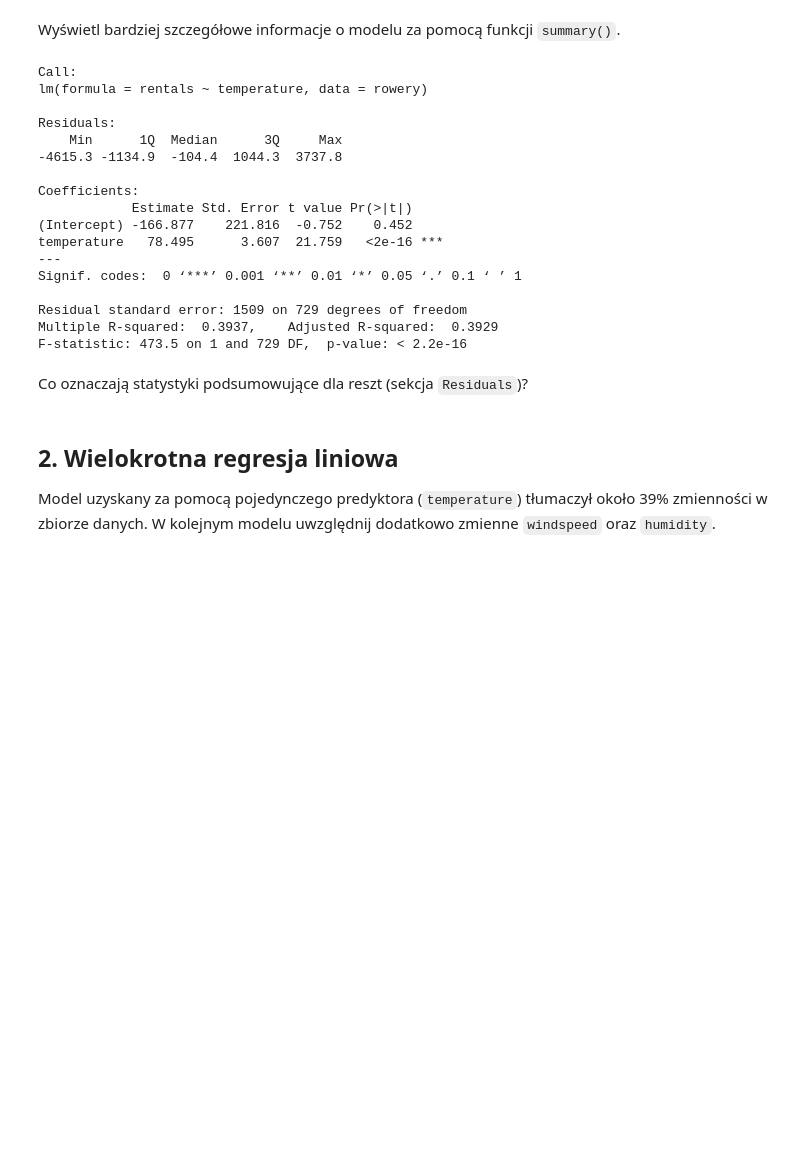
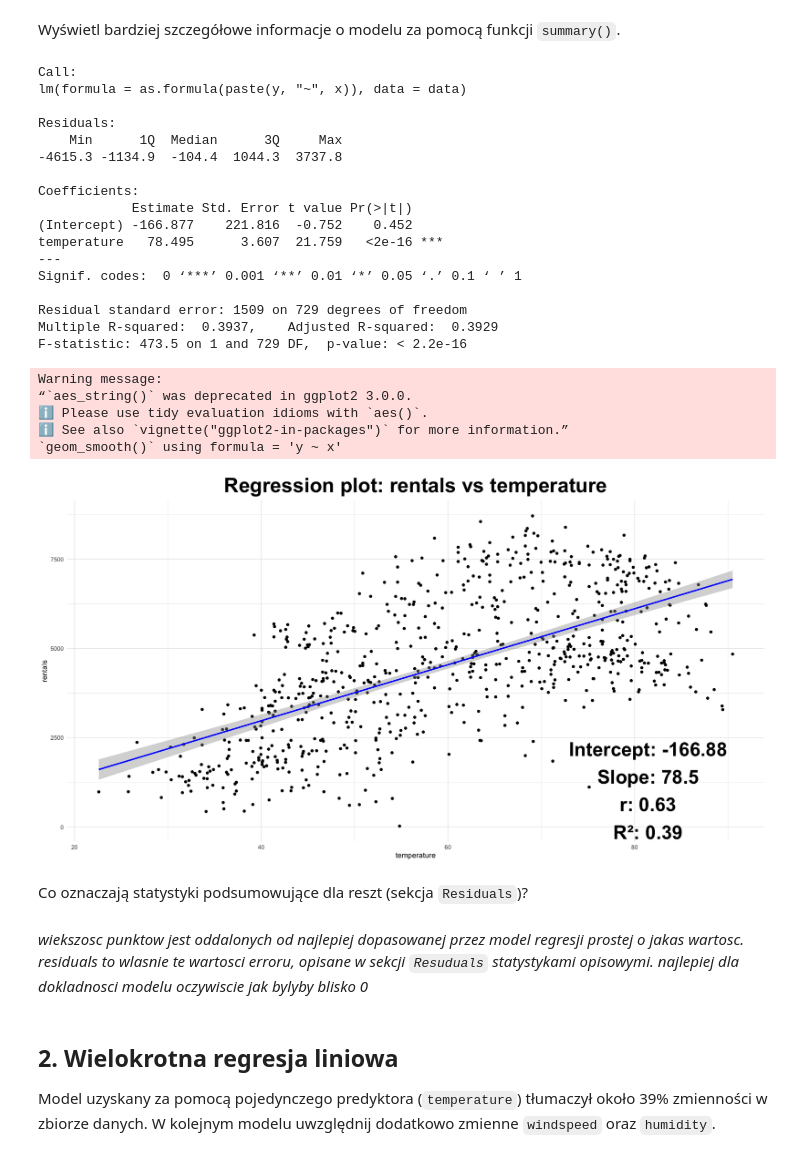
Before and after one commit to stawarzkrzysztof/uczenie_maszynowe_ifs2024, a Jupyter notebook: 16_10_2024/UM2024_regresja.ipynb, the cells around one changed output. Saved outputs shown, nothing was run; the diff lists cells and outputs as text; code cells hidden in the pictures; blank space fills up the shorter version.

```diff
--- a/16_10_2024/UM2024_regresja.ipynb
+++ b/16_10_2024/UM2024_regresja.ipynb
@@ -17,6 +17,33 @@ library(repr)
 options(jupyter.rich_display=FALSE,
         repr.plot.width=15,
         repr.plot.height=8)
+
+# przydatna funkcja
+regplot <- function(data, x, y, y_offset) {
+
+  if(missing(y_offset)) y_offset=3
+
+  model <- lm(as.formula(paste(y, "~", x)), data = data)
+  print(summary(model))
+
+  intercept <- coef(model)[1]
+  slope <- coef(model)[2]
+  r_squared <- summary(model)$r.squared
+  r <- sqrt(r_squared)
+
+  p <- ggplot(data, aes_string(x = x, y = y)) +
+    geom_point() +
+    geom_smooth(method = "lm", color = "blue", se = TRUE) +
+    ggtitle(glue::glue("Regression plot: {y} vs {x}")) +
+    theme_minimal() +
+    theme(plot.title = element_text(size = 30, face = "bold", hjust = 0.5)) +
+    annotate("text", x = max(data[[x]])-(0.1*max(data[[x]])), y = min(data[[y]])+y_offset,
+             label = glue::glue("Intercept: {round(intercept, 2)}\nSlope: {round(slope, 2)}\nr: {round(r, 2)}\nR²: {round(r_squared, 2)}"),
+             size = 10, color = "black",
+             fontface = "bold")
+
+  print(p)
+}
 # %% [output]
 ── Attaching core tidyverse packages ──────────────────────── tidyverse 2.0.0 ──
 ✔ dplyr     1.1.4     ✔ readr     2.1.5
@@ -266,28 +292,36 @@ Coefficients:
      -166.9         78.5
 # %% [markdown]
 Wyświetl bardziej szczegółowe informacje o modelu za pomocą funkcji `summary()`.
-# %%
-summary(rowery_model1)
-# %% [output]
-Call:
-lm(formula = rentals ~ temperature, data = rowery)
-
-Residuals:
-    Min      1Q  Median      3Q     Max
--4615.3 -1134.9  -104.4  1044.3  3737.8
-
-Coefficients:
-            Estimate Std. Error t value Pr(>|t|)
-(Intercept) -166.877    221.816  -0.752    0.452
-temperature   78.495      3.607  21.759   <2e-16 ***
----
-Signif. codes:  0 ‘***’ 0.001 ‘**’ 0.01 ‘*’ 0.05 ‘.’ 0.1 ‘ ’ 1
-
-Residual standard error: 1509 on 729 degrees of freedom
-Multiple R-squared:  0.3937,    Adjusted R-squared:  0.3929
-F-statistic: 473.5 on 1 and 729 DF,  p-value: < 2.2e-16
+# %%
+regplot(data = rowery, x = "temperature", y = "rentals", y_offset = 1000)  # funkcja regplot ma wbudowane summary(model_name)
+# %% [output]
+Call:
+lm(formula = as.formula(paste(y, "~", x)), data = data)
+
+Residuals:
+    Min      1Q  Median      3Q     Max
+-4615.3 -1134.9  -104.4  1044.3  3737.8
+
+Coefficients:
+            Estimate Std. Error t value Pr(>|t|)
+(Intercept) -166.877    221.816  -0.752    0.452
+temperature   78.495      3.607  21.759   <2e-16 ***
+---
+Signif. codes:  0 ‘***’ 0.001 ‘**’ 0.01 ‘*’ 0.05 ‘.’ 0.1 ‘ ’ 1
+
+Residual standard error: 1509 on 729 degrees of freedom
+Multiple R-squared:  0.3937,    Adjusted R-squared:  0.3929
+F-statistic: 473.5 on 1 and 729 DF,  p-value: < 2.2e-16
+Warning message:
+“`aes_string()` was deprecated in ggplot2 3.0.0.
+ℹ Please use tidy evaluation idioms with `aes()`.
+ℹ See also `vignette("ggplot2-in-packages")` for more information.”
+`geom_smooth()` using formula = 'y ~ x'
+[figure, added]
 # %% [markdown]
 Co oznaczają statystyki podsumowujące dla reszt (sekcja `Residuals`)?
+# %% [markdown]
+*wiekszosc punktow jest oddalonych od najlepiej dopasowanej przez model regresji prostej o jakas wartosc. residuals to wlasnie te wartosci erroru, opisane w sekcji `Resuduals` statystykami opisowymi. najlepiej dla dokladnosci modelu oczywiscie jak bylyby blisko 0*
 # %% [markdown]
 ## 2. Wielokrotna regresja liniowa
 
```
Also changed, not shown: parts of 14 cells of this notebook, 1 other file.
